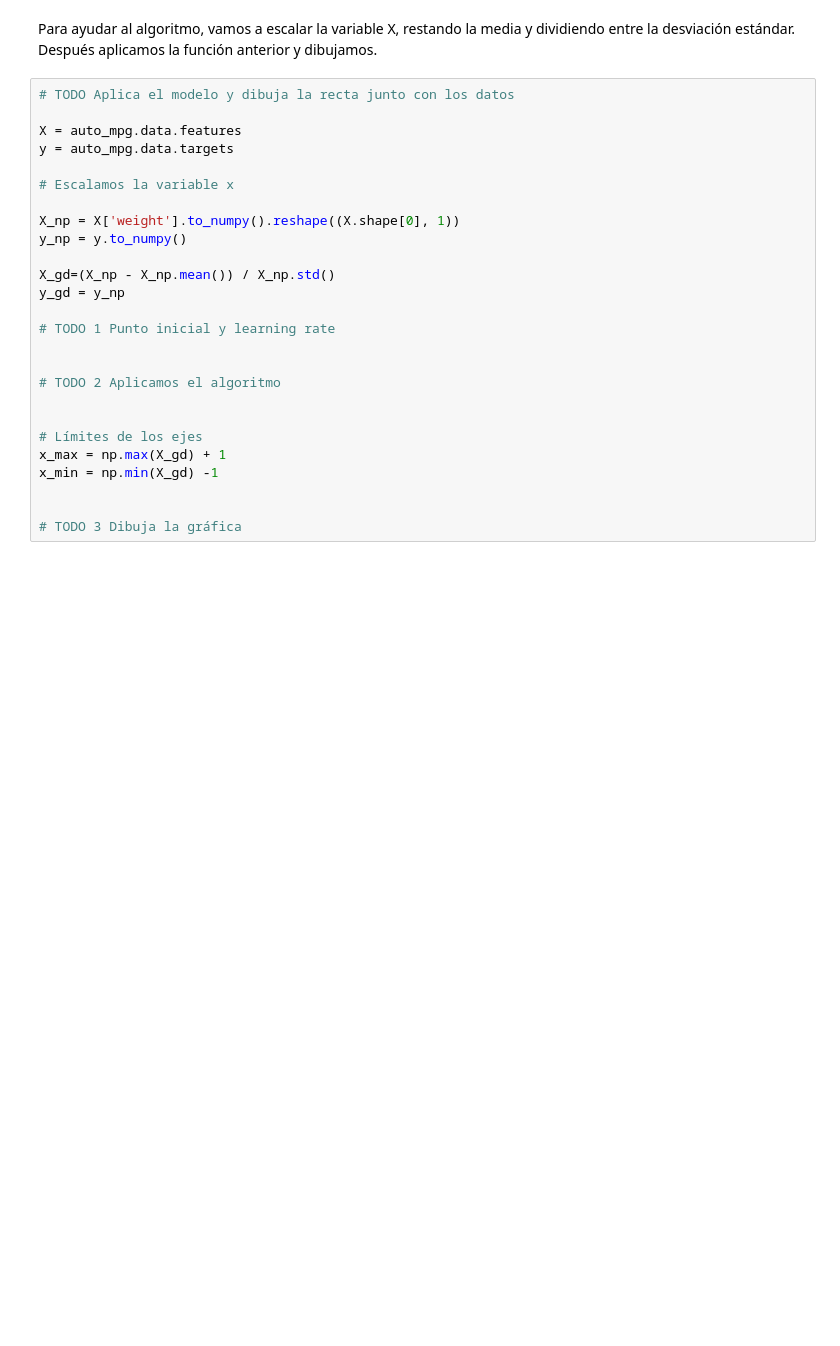
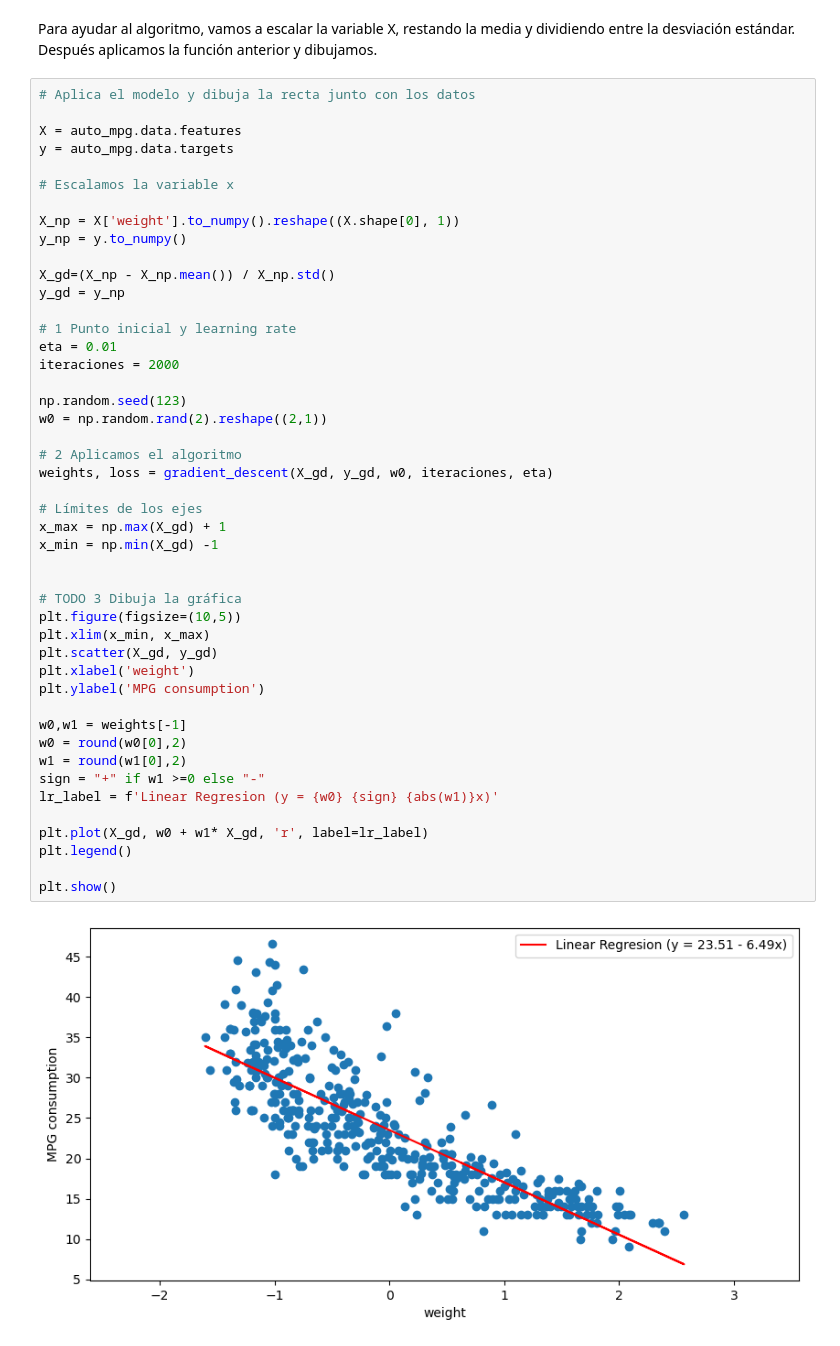
Before and after one commit to avalosjuancarlos/KeepCoding-IA-I-Algebra-Calculo-y-Geometria-Practice, a Jupyter notebook: ALG-PRACTICA_propuesta.ipynb, the cells around one changed output. Saved outputs shown, nothing was run; the diff lists cells and outputs as text; blank space fills up the shorter version.

```diff
--- a/ALG-PRACTICA_propuesta.ipynb
+++ b/ALG-PRACTICA_propuesta.ipynb
@@ -589,28 +630,50 @@ print(y_np.shape)
 # %% [markdown]
 Para ayudar al algoritmo, vamos a escalar la variable X, restando la media y dividiendo entre la desviación estándar. Después aplicamos la función anterior y dibujamos.
 # %%
-# TODO Aplica el modelo y dibuja la recta junto con los datos
+# Aplica el modelo y dibuja la recta junto con los datos
 
 X = auto_mpg.data.features
 y = auto_mpg.data.targets
 
 # Escalamos la variable x
 
 X_np = X['weight'].to_numpy().reshape((X.shape[0], 1))
 y_np = y.to_numpy()
 
 X_gd=(X_np - X_np.mean()) / X_np.std()
 y_gd = y_np
 
-# TODO 1 Punto inicial y learning rate
+# 1 Punto inicial y learning rate
+eta = 0.01
+iteraciones = 2000
 
+np.random.seed(123)
+w0 = np.random.rand(2).reshape((2,1))
 
-# TODO 2 Aplicamos el algoritmo
-
+# 2 Aplicamos el algoritmo
+weights, loss = gradient_descent(X_gd, y_gd, w0, iteraciones, eta)
 
 # Límites de los ejes
 x_max = np.max(X_gd) + 1
 x_min = np.min(X_gd) -1
 
 
 # TODO 3 Dibuja la gráfica
+plt.figure(figsize=(10,5))
+plt.xlim(x_min, x_max)
+plt.scatter(X_gd, y_gd)
+plt.xlabel('weight')
+plt.ylabel('MPG consumption')
+
+w0,w1 = weights[-1]
+w0 = round(w0[0],2)
+w1 = round(w1[0],2)
+sign = "+" if w1 >=0 else "-"
+lr_label = f'Linear Regresion (y = {w0} {sign} {abs(w1)}x)'
+
+plt.plot(X_gd, w0 + w1* X_gd, 'r', label=lr_label)
+plt.legend()
+
+plt.show()
+# %% [output]
+[figure, added]
```
Also changed, not shown: parts of 7 cells of this notebook.
